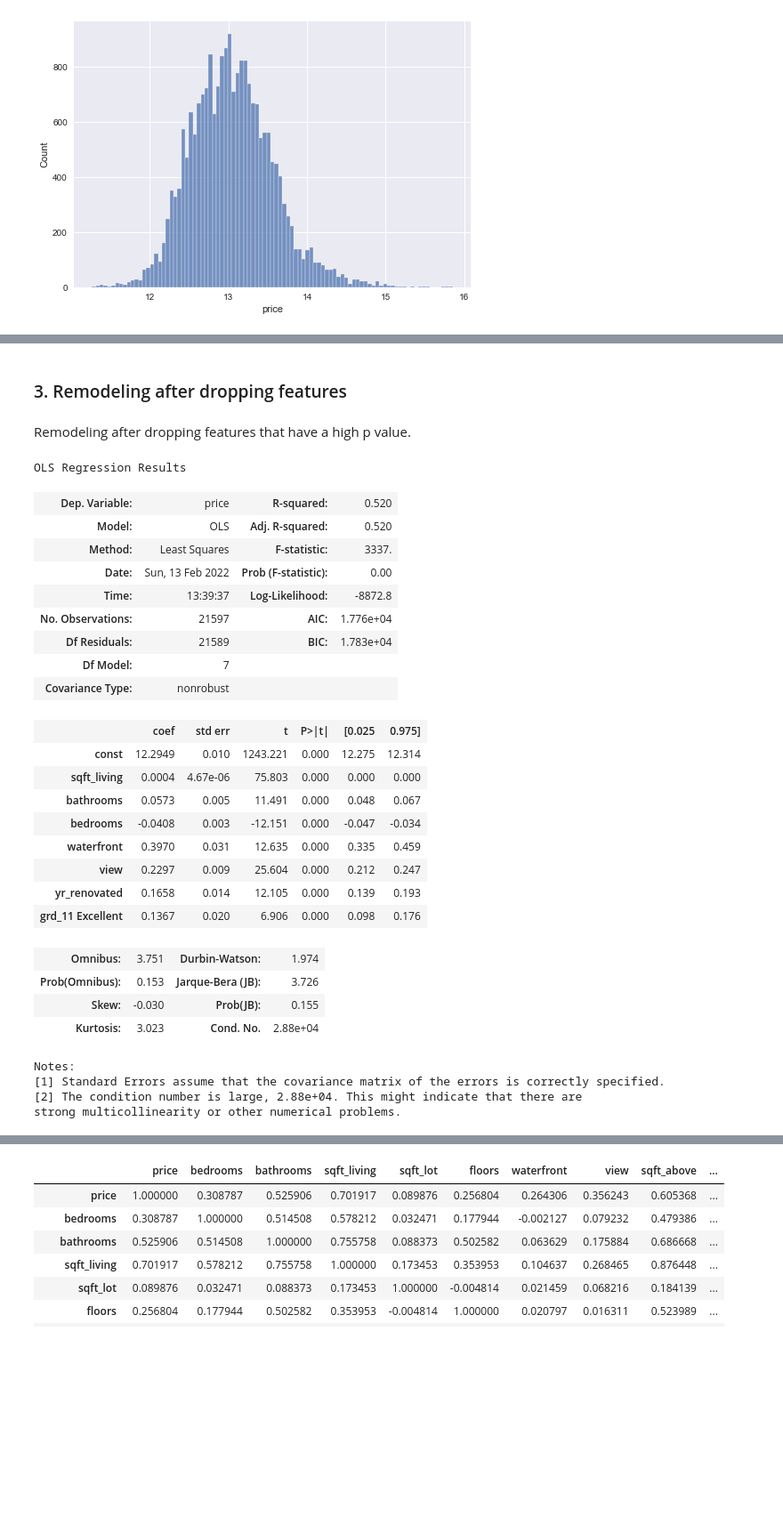
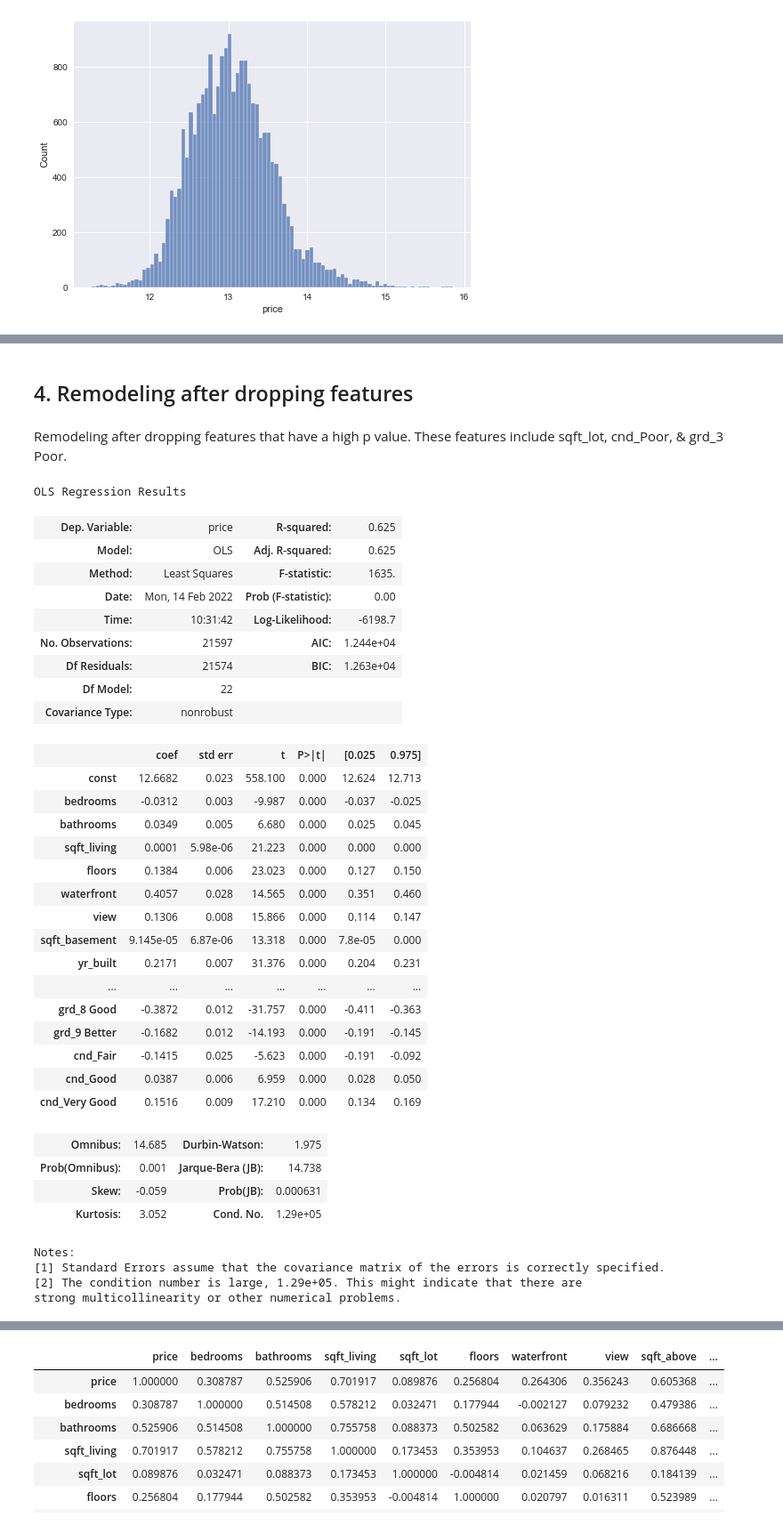
Before and after one commit to henrysvg/dsc-phase-2-project-v2-3, a Jupyter notebook: student.ipynb, the cells around one changed output, grey strips where cells are left out. Shown at 89% size. Cells and saved outputs as stored; diff of their text form; code cells hidden in the pictures; blank space fills up the shorter version.

```diff
--- a/student.ipynb
+++ b/student.ipynb
@@ -401,8 +413,7 @@ sns.heatmap(corr, mask = trimask, annot = True)
 # %%
 y = data['price']
 
-x = data[['sqft_living', 'bathrooms', 'bedrooms', 'waterfront', 'view',
-         'sqft_above', 'sqft_basement', 'yr_renovated', 'grd_11 Excellent']]
+x = data[['sqft_living', 'bathrooms', 'bedrooms', 'sqft_basement']]
 # %%
 model_data = x
 # %%
@@ -444,0 +467,7 @@ strong multicollinearity or other numerical problems.
+# %%
+x_2 = data[['bedrooms', 'bathrooms', 'sqft_living', 'sqft_lot', 'floors',
+       'waterfront', 'view', 'sqft_basement', 'yr_built',
+       'yr_renovated', 'sqft_living15', 'grd_11 Excellent',
+       'grd_12 Luxury', 'grd_13 Mansion', 'grd_3 Poor', 'grd_4 Low',
+       'grd_5 Fair', 'grd_6 Low Average', 'grd_7 Average', 'grd_8 Good',
+       'grd_9 Better', 'cnd_Fair', 'cnd_Good', 'cnd_Poor', 'cnd_Very Good']]
@@ -502,4 +592,4 @@ plot = sns.lineplot([11, 17], [0, 0], color = 'red')
 # %% [markdown]
-### 3. Remodeling after dropping features
+## 4. Remodeling after dropping features
 # %% [markdown]
-Remodeling after dropping features that have a high p value.
+Remodeling after dropping features that have a high p value.  These features include sqft_lot, cnd_Poor, & grd_3 Poor.
@@ -511,33 +596,49 @@ model_data_2 = x_2
+# %%
+x_3 = data[['bedrooms', 'bathrooms', 'sqft_living', 'floors',
+       'waterfront', 'view', 'sqft_basement', 'yr_built',
+       'yr_renovated', 'sqft_living15', 'grd_11 Excellent',
+       'grd_12 Luxury', 'grd_13 Mansion', 'grd_4 Low',
+       'grd_5 Fair', 'grd_6 Low Average', 'grd_7 Average', 'grd_8 Good',
+       'grd_9 Better', 'cnd_Fair', 'cnd_Good', 'cnd_Very Good']]
+# %%
+model_data_3 = x_3
 # %%
-model_data_int_2=sm.add_constant(model_data_2)
-third_model=sm.OLS(y_log,model_data_int_2).fit()
-results=third_model
+model_data_int_3=sm.add_constant(model_data_3)
+fourth_model=sm.OLS(y_log,model_data_int_3).fit()
+results=fourth_model
 results.summary()
 # %% [output]
 OLS Regression Results
-| Dep. Variable: | price | R-squared: | 0.520 |
-| Model: | OLS | Adj. R-squared: | 0.520 |
-| Method: | Least Squares | F-statistic: | 3337. |
-| Date: | Sun, 13 Feb 2022 | Prob (F-statistic): | 0.00 |
-| Time: | 13:39:37 | Log-Likelihood: | -8872.8 |
-| No. Observations: | 21597 | AIC: | 1.776e+04 |
-| Df Residuals: | 21589 | BIC: | 1.783e+04 |
-| Df Model: | 7 |  |  |
+| Dep. Variable: | price | R-squared: | 0.625 |
+| Model: | OLS | Adj. R-squared: | 0.625 |
+| Method: | Least Squares | F-statistic: | 1635. |
+| Date: | Mon, 14 Feb 2022 | Prob (F-statistic): | 0.00 |
+| Time: | 10:31:42 | Log-Likelihood: | -6198.7 |
+| No. Observations: | 21597 | AIC: | 1.244e+04 |
+| Df Residuals: | 21574 | BIC: | 1.263e+04 |
+| Df Model: | 22 |  |  |
 | Covariance Type: | nonrobust |  |  |
 |  | coef | std err | t | P>|t| | [0.025 | 0.975] |
-| const | 12.2949 | 0.010 | 1243.221 | 0.000 | 12.275 | 12.314 |
-| sqft_living | 0.0004 | 4.67e-06 | 75.803 | 0.000 | 0.000 | 0.000 |
-| bathrooms | 0.0573 | 0.005 | 11.491 | 0.000 | 0.048 | 0.067 |
-| bedrooms | -0.0408 | 0.003 | -12.151 | 0.000 | -0.047 | -0.034 |
-| waterfront | 0.3970 | 0.031 | 12.635 | 0.000 | 0.335 | 0.459 |
-| view | 0.2297 | 0.009 | 25.604 | 0.000 | 0.212 | 0.247 |
-| yr_renovated | 0.1658 | 0.014 | 12.105 | 0.000 | 0.139 | 0.193 |
-| grd_11 Excellent | 0.1367 | 0.020 | 6.906 | 0.000 | 0.098 | 0.176 |
+| const | 12.6682 | 0.023 | 558.100 | 0.000 | 12.624 | 12.713 |
+| bedrooms | -0.0312 | 0.003 | -9.987 | 0.000 | -0.037 | -0.025 |
+| bathrooms | 0.0349 | 0.005 | 6.680 | 0.000 | 0.025 | 0.045 |
+| sqft_living | 0.0001 | 5.98e-06 | 21.223 | 0.000 | 0.000 | 0.000 |
+| floors | 0.1384 | 0.006 | 23.023 | 0.000 | 0.127 | 0.150 |
+| waterfront | 0.4057 | 0.028 | 14.565 | 0.000 | 0.351 | 0.460 |
+| view | 0.1306 | 0.008 | 15.866 | 0.000 | 0.114 | 0.147 |
+| sqft_basement | 9.145e-05 | 6.87e-06 | 13.318 | 0.000 | 7.8e-05 | 0.000 |
+| yr_built | 0.2171 | 0.007 | 31.376 | 0.000 | 0.204 | 0.231 |
+| ... | ... | ... | ... | ... | ... | ... |
+| grd_8 Good | -0.3872 | 0.012 | -31.757 | 0.000 | -0.411 | -0.363 |
+| grd_9 Better | -0.1682 | 0.012 | -14.193 | 0.000 | -0.191 | -0.145 |
+| cnd_Fair | -0.1415 | 0.025 | -5.623 | 0.000 | -0.191 | -0.092 |
+| cnd_Good | 0.0387 | 0.006 | 6.959 | 0.000 | 0.028 | 0.050 |
+| cnd_Very Good | 0.1516 | 0.009 | 17.210 | 0.000 | 0.134 | 0.169 |
-| Omnibus: | 3.751 | Durbin-Watson: | 1.974 |
-| Prob(Omnibus): | 0.153 | Jarque-Bera (JB): | 3.726 |
-| Skew: | -0.030 | Prob(JB): | 0.155 |
-| Kurtosis: | 3.023 | Cond. No. | 2.88e+04 |
+| Omnibus: | 14.685 | Durbin-Watson: | 1.975 |
+| Prob(Omnibus): | 0.001 | Jarque-Bera (JB): | 14.738 |
+| Skew: | -0.059 | Prob(JB): | 0.000631 |
+| Kurtosis: | 3.052 | Cond. No. | 1.29e+05 |
 Notes:
 [1] Standard Errors assume that the covariance matrix of the errors is correctly specified.
-[2] The condition number is large, 2.88e+04. This might indicate that there are
+[2] The condition number is large, 1.29e+05. This might indicate that there are
 strong multicollinearity or other numerical problems.
```
Also changed, not shown: parts of 35 cells of this notebook.
